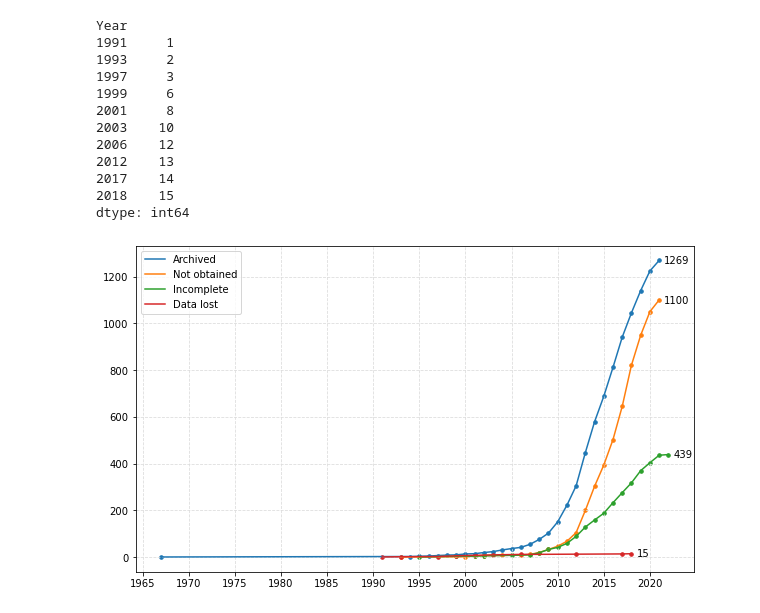
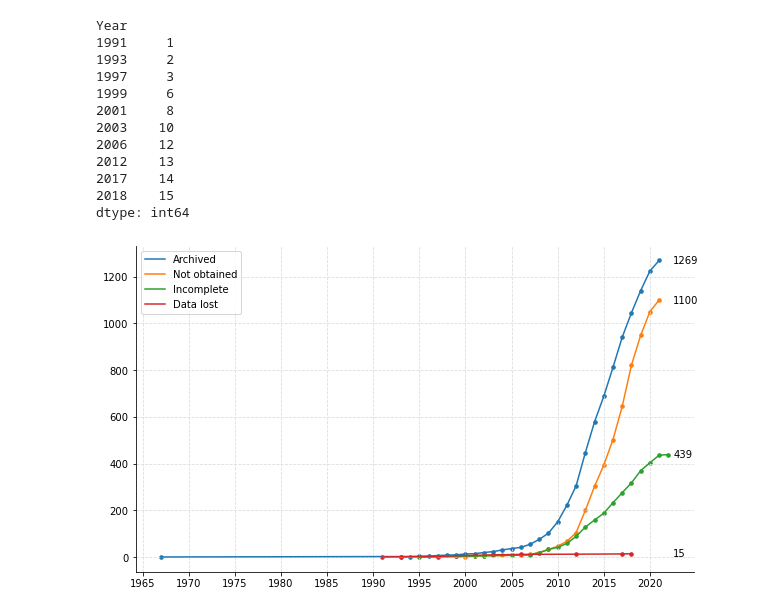
Before and after one commit to PBrockmann/PANGAEA_Scraping, a Jupyter notebook: PANGEAE_cumulativePapers_01.ipynb, the cells around one changed output. Saved outputs shown, nothing was run; the diff lists cells and outputs as text; code cells hidden in the pictures.

```diff
--- a/PANGEAE_cumulativePapers_01.ipynb
+++ b/PANGEAE_cumulativePapers_01.ipynb
@@ -72,32 +72,36 @@ dtype: int64
 # %%
 fig, ax = plt.subplots(figsize=[10,6])
 
 #==============================
 ax.plot(a1, label="Archived")
 ax.scatter(x=a1.index, y=a1, marker='.', s=50)
 #==============================
 ax.plot(b1, label="Not obtained")
 ax.scatter(x=b1.index, y=b1, marker='.', s=50)
 #==============================
 ax.plot(c1, label="Incomplete")
 ax.scatter(x=c1.index, y=c1, marker='.', s=50)
 #==============================
 ax.plot(d1, label="Data lost")
 ax.scatter(x=d1.index, y=d1, marker='.', s=50)
 
 #==============================
 for l in ax.lines:
     x,y = l.get_data()
     ax.annotate(y[-1],
-                xy=(x[-1], y[-1]),
+                xy=(2022, y[-1]),
                 ha='left', va='center',
                 xytext=(5, 0), textcoords='offset points', fontsize=10)
 
 #==============================
 ax.grid(axis='both', zorder=0, color='gainsboro', linestyle='--')
 ax.legend()
-#ax.set_xlim(1965, 2030)
+#ax.set_xlim(1965, 2025)
 ax.xaxis.set_ticks(np.arange(1965, 2025, 5))
+
+ax.spines['right'].set_visible(False)
+ax.spines['top'].set_visible(False)
+
 plt.show()
 # %% [output]
-[figure, old version]
+[figure, new version]
```
